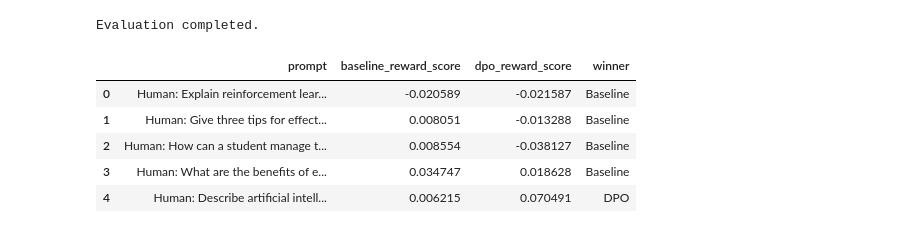
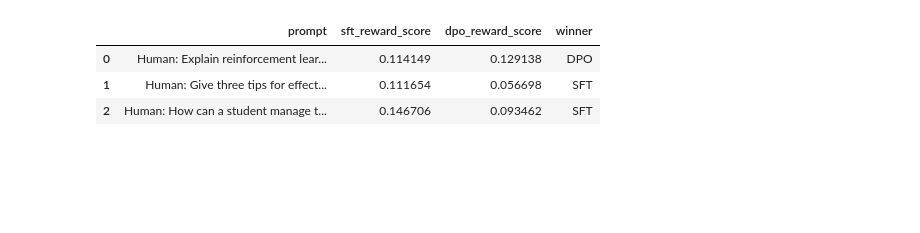
Before and after one commit to noorarora/ARTI6000-RLHF-Assignment, a Jupyter notebook: assignment1_rlhf/notebooks/04_evaluation.ipynb, the cells around one changed output. Saved outputs shown, nothing was run; the diff lists cells and outputs as text; code cells hidden in the pictures; blank space fills up the shorter version.

```diff
--- a/assignment1_rlhf/notebooks/04_evaluation.ipynb
+++ b/assignment1_rlhf/notebooks/04_evaluation.ipynb
@@ -156,2 +75,21 @@ def get_reward_score(text, reward_tokenizer, reward_model, max_length=256):
 
     return score
+# %%
+for prompt in test_prompts:
+    sft_output = generate_response(sft_model, prompt)
+    dpo_output = generate_response(dpo_model, prompt)
+
+    sft_score = reward_score(sft_output)
+    dpo_score = reward_score(dpo_output)
+
+    print("\n" + "=" * 80)
+    print("PROMPT:")
+    print(prompt)
+
+    print("\n--- SFT RESPONSE ---")
+    print(sft_output)
+    print("Reward score:", sft_score)
+
+    print("\n--- DPO RESPONSE ---")
+    print(dpo_output)
+    print("Reward score:", dpo_score)
@@ -158,34 +114,30 @@ def get_reward_score(text, reward_tokenizer, reward_model, max_length=256):
 # %%
+import pandas as pd
+
 results = []
 
 for prompt in test_prompts:
-    baseline_output = generate_response(baseline_model, prompt, tokenizer)
-    dpo_output = generate_response(dpo_model, prompt, tokenizer)
+    sft_output = generate_response(sft_model, prompt)
+    dpo_output = generate_response(dpo_model, prompt)
 
-    baseline_score = get_reward_score(baseline_output, reward_tokenizer, reward_model)
-    dpo_score = get_reward_score(dpo_output, reward_tokenizer, reward_model)
+    sft_score = reward_score(sft_output)
+    dpo_score = reward_score(dpo_output)
 
-    winner = "DPO" if dpo_score > baseline_score else "Baseline"
+    winner = "DPO" if dpo_score > sft_score else "SFT"
 
     results.append({
         "prompt": prompt,
-        "baseline_output": baseline_output,
-        "dpo_output": dpo_output,
-        "baseline_reward_score": baseline_score,
+        "sft_reward_score": sft_score,
         "dpo_reward_score": dpo_score,
-        "winner": winner
+        "winner": winner,
+        "sft_output": sft_output,
+        "dpo_output": dpo_output
     })
 
-print("Evaluation completed.")
+results_df = pd.DataFrame(results)
+results_df[["prompt", "sft_reward_score", "dpo_reward_score", "winner"]]
 # %% [output]
-Evaluation completed.
+|  | prompt | sft_reward_score | dpo_reward_score | winner |
+| 0 | Human: Explain reinforcement lear... | 0.114149 | 0.129138 | DPO |
+| 1 | Human: Give three tips for effect... | 0.111654 | 0.056698 | SFT |
+| 2 | Human: How can a student manage t... | 0.146706 | 0.093462 | SFT |
-# %%
-results_df = pd.DataFrame(results)
-results_df[["prompt", "baseline_reward_score", "dpo_reward_score", "winner"]]
-# %% [output]
-|  | prompt | baseline_reward_score | dpo_reward_score | winner |
-| 0 | Human: Explain reinforcement lear... | -0.020589 | -0.021587 | Baseline |
-| 1 | Human: Give three tips for effect... | 0.008051 | -0.013288 | Baseline |
-| 2 | Human: How can a student manage t... | 0.008554 | -0.038127 | Baseline |
-| 3 | Human: What are the benefits of e... | 0.034747 | 0.018628 | Baseline |
-| 4 | Human: Describe artificial intell... | 0.006215 | 0.070491 | DPO |
```
Also changed, not shown: parts of 20 cells of this notebook.
